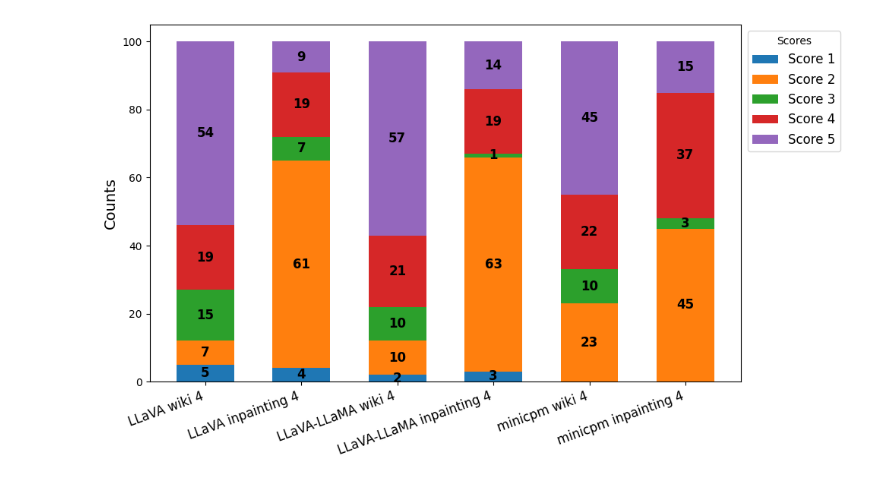
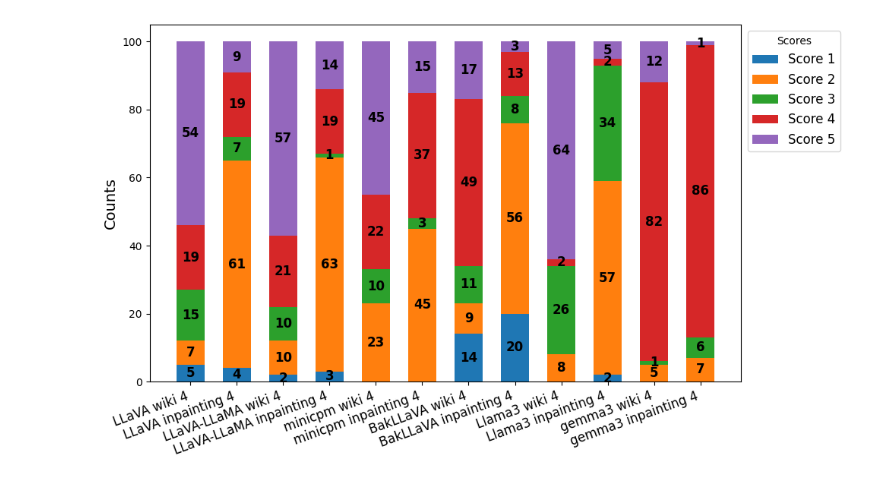
Before and after one commit to santiagoposse/Assessing-LMMs-Capabilities-at-Detecting-Deepfakes, a Jupyter notebook: metrics.ipynb, the cells around one changed output. Cells and saved outputs as stored; diff of their text form; code cells hidden in the pictures.

```diff
--- a/metrics.ipynb
+++ b/metrics.ipynb
@@ -64,7 +62,10 @@ def process_model_predictions(wiki_file, inpainting_file):
 models = {
     'llava' : 1,
     'llava_llama' : 2,
-    'minicpm' : 3
+    'minicpm' : 3,
+    'bakllava' : 4,
+    'llama3' : 5,
+    'gemma3' : 6
 }
 
 for model, value in models.items():
@@ -268,5 +280,8 @@ Score Distribution for Each Individual Column:
 # %%
-df = pd.read_csv('scoring/score_distribution_non_combined_columns_3.csv', header=None, usecols=range(1, 7))
+import matplotlib.pyplot as plt
+import numpy as np
+
+df = pd.read_csv('scoring/score_distribution_non_combined_columns_3.csv', header=None, usecols=range(1, 13))
 
 models = df.iloc[0].tolist()
 df = df.iloc[1:]
@@ -304,36 +319,39 @@ plt.show()
 # %%
-df = pd.read_csv('scoring/score_distribution_non_combined_columns_4.csv', header=None, usecols=range(1, 7))
+import matplotlib.pyplot as plt
+import numpy as np
+
+df = pd.read_csv('scoring/score_distribution_non_combined_columns_4.csv', header=None, usecols=range(1, 13))
 
 models = df.iloc[0].tolist()
 df = df.iloc[1:]
 
 scores = {f'Score {i}': df.iloc[i - 1].astype(int).tolist() for i in range(1, df.shape[0] + 1)}
 
 x = np.arange(len(models))
 width = 0.6
 fig, ax = plt.subplots(figsize=(10, 6))
 
 bottom_values = np.zeros(len(models))
 
 for score, values in scores.items():
     bars = ax.bar(x, values, width, label=score, bottom=bottom_values)
 
     for bar, value in zip(bars, values):
         if value > 0:
             ax.text(bar.get_x() + bar.get_width() / 2,
                     bar.get_y() + bar.get_height() / 2,
                     str(value), ha='center', va='center', fontsize=12, color='black', fontweight='bold')
 
     bottom_values += values
 
 ax.set_ylabel('Counts', fontsize=14)
 ax.set_ylim(0, max(bottom_values) + 5)
 ax.set_xticks(x)
 ax.set_xticklabels(models, rotation=20, ha='right', fontsize=12)
 
 ax.legend(title='Scores', fontsize=12, loc='upper left', bbox_to_anchor=(1, 1))
 
 plt.tight_layout()
 plt.show()
 # %% [output]
-[figure, old version]
+[figure, new version]
```
Also changed, not shown: parts of 6 cells of this notebook, 31 other files.
